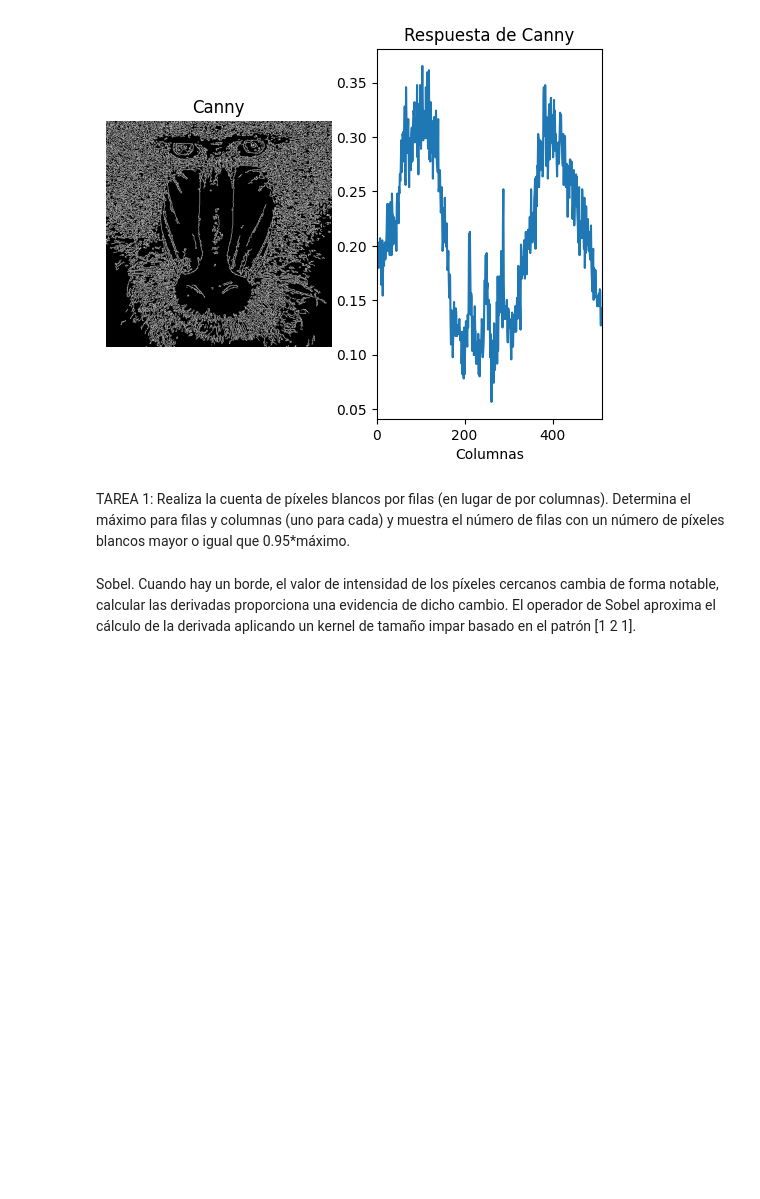
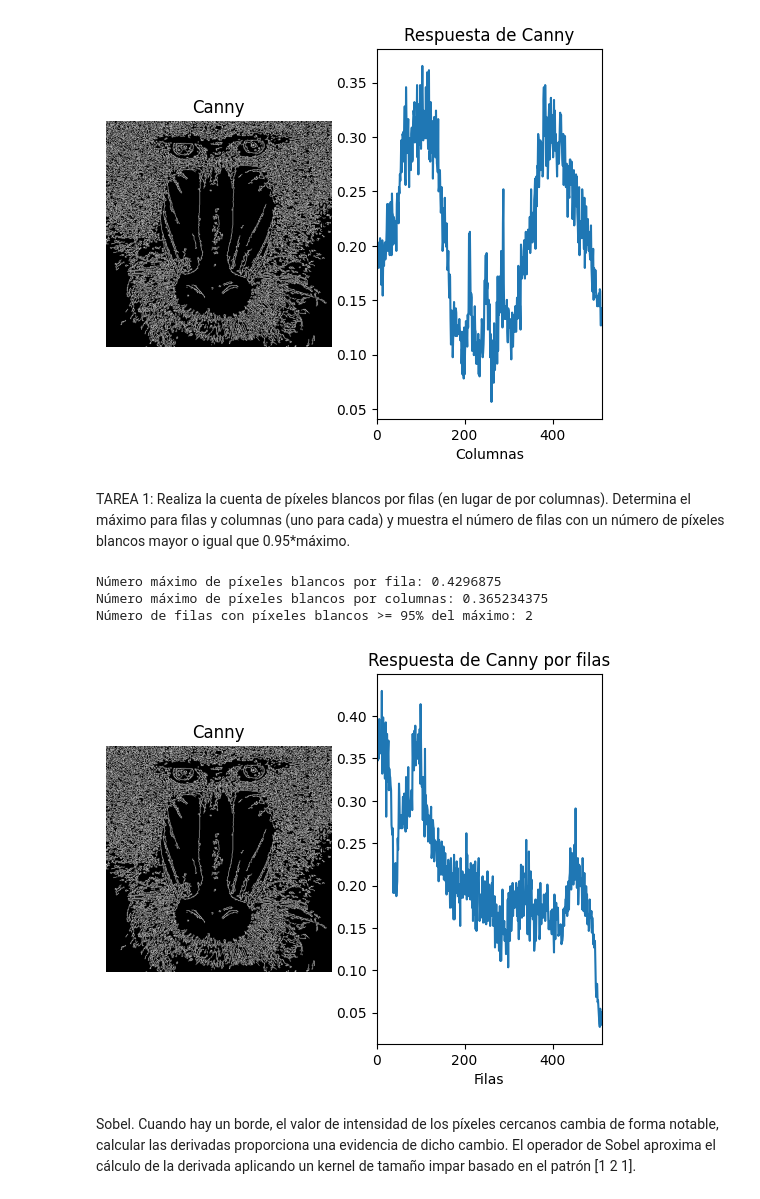
Before and after one commit to Raamonvm8/VC, a Jupyter notebook: P2/VC_P2.ipynb, the cells around one changed output. Cells and saved outputs as stored; diff of their text form; code cells hidden in the pictures; blank space fills up the shorter version.

```diff
--- a/P2/VC_P2.ipynb
+++ b/P2/VC_P2.ipynb
@@ -93,6 +93,54 @@ plt.xlim([0, canny.shape[0]])
 [figure]
 # %% [markdown]
 TAREA 1: Realiza la cuenta de píxeles blancos por filas (en lugar de por columnas). Determina el máximo para filas y columnas (uno para cada) y muestra el número de filas con un número de píxeles blancos mayor o igual que 0.95*máximo.
+# %%
+# Cuenta el número de píxeles blancos (255) por fila (en lugar de por columna)
+row_counts = cv2.reduce(canny, 1, cv2.REDUCE_SUM, dtype=cv2.CV_32SC1)
+# Normaliza en base al número de columnas y al valor máximo del píxel (255)
+# El resultado será el número de píxeles blancos por fila
+rows = row_counts[:, 0] / (255 * canny.shape[1])
+# Ahora calculamos el máximo número de píxeles blancos por fila
+max_rows = np.max(rows)
+# También contamos el número de filas con píxeles blancos >= 95% del máximo
+threshold_rows = 0.95 * max_rows
+rows_above_threshold = np.sum(rows >= threshold_rows)
+
+
+#Lo mismo de antes pero para las columnas
+col_counts = cv2.reduce(canny, 0, cv2.REDUCE_SUM, dtype=cv2.CV_32SC1)
+# Normaliza por el número de filas y valor máximo del píxel (255)
+cols = col_counts[0] / (255 * canny.shape[0])
+# Calcula el número máximo de píxeles blancos por columna
+max_cols = np.max(cols)
+# Define el umbral del 95% del máximo de píxeles blancos por columna y calculamos el número de columnas con píxeles blancos >= 95% del máximo
+threshold_cols = 0.95 * max_cols
+cols_above_threshold = np.sum(cols >= threshold_cols)
+
+# Mostrar gráficamente la cuenta por filas
+plt.figure()
+plt.subplot(1, 2, 1)
+plt.axis("off")
+plt.title("Canny")
+plt.imshow(canny, cmap='gray')
+
+plt.subplot(1, 2, 2)
+plt.title("Respuesta de Canny por filas")
+plt.xlabel("Filas")
+plt.ylabel("% píxeles")
+plt.plot(rows)
+plt.xlim([0, canny.shape[0]])
+
+# Mostrar el resultado
+print(f"Número máximo de píxeles blancos por fila: {max_rows}")
+print(f"Número máximo de píxeles blancos por columnas: {max_cols}")
+print(f"Número de filas con píxeles blancos >= 95% del máximo: {rows_above_threshold}")
+
+plt.show()
+# %% [output]
+Número máximo de píxeles blancos por fila: 0.4296875
+Número máximo de píxeles blancos por columnas: 0.365234375
+Número de filas con píxeles blancos >= 95% del máximo: 2
+[figure, added]
 # %% [markdown]
 Sobel. Cuando hay un borde, el valor de intensidad de los píxeles cercanos cambia de forma notable, calcular las derivadas proporciona una evidencia de dicho cambio. El operador de Sobel aproxima el cálculo de la derivada aplicando un kernel de tamaño impar basado en el patrón [1 2 1].
 # %%
```
Also changed, not shown: parts of 2 cells of this notebook.
